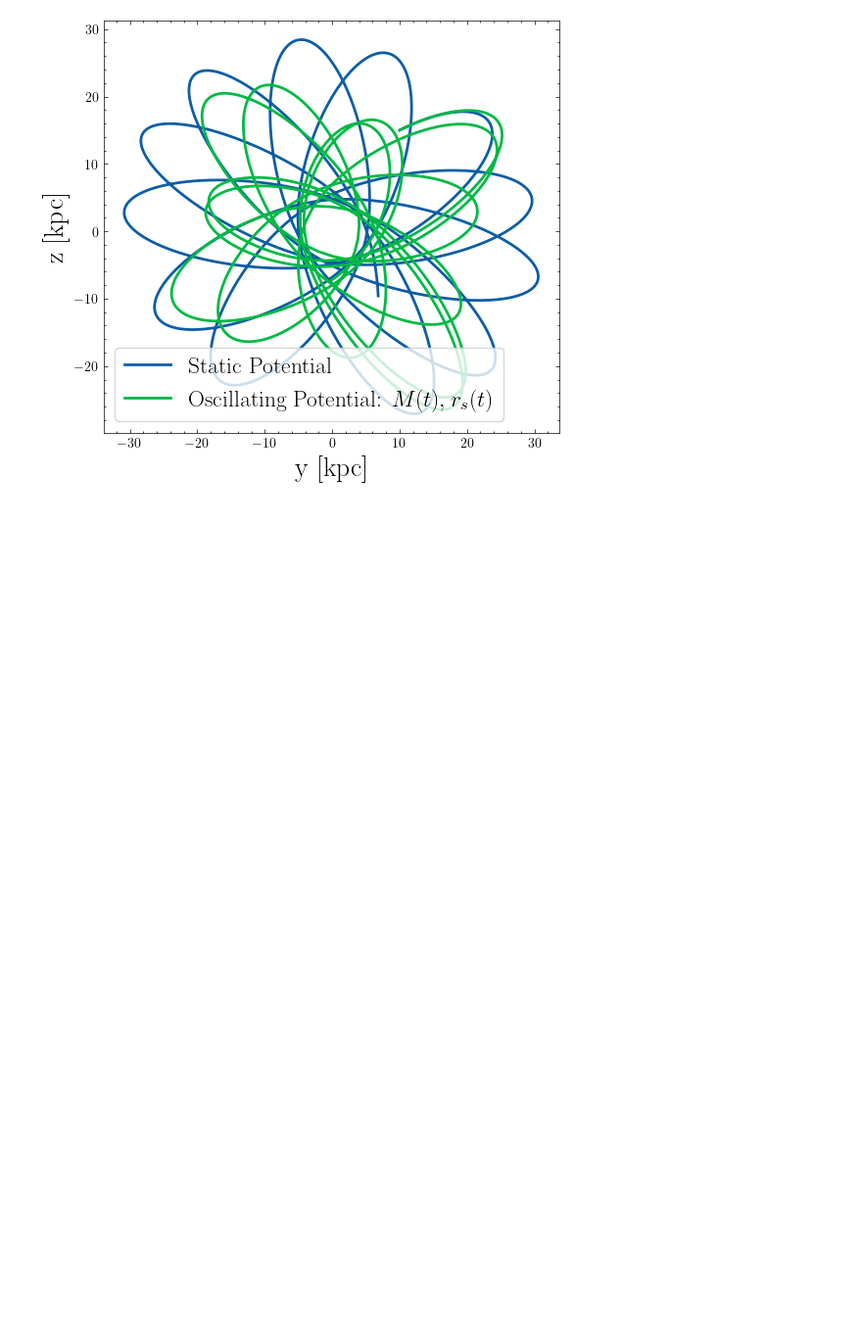
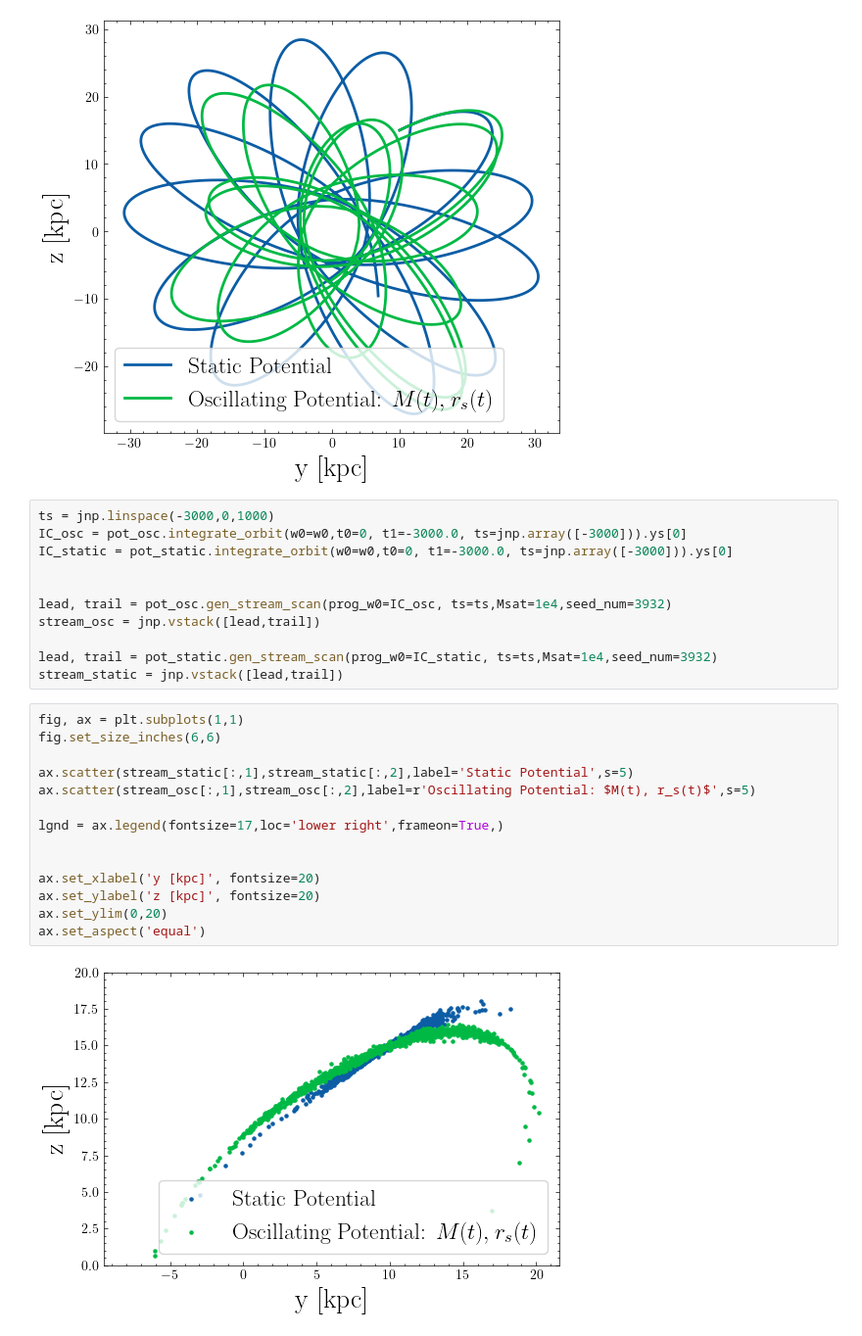
Before and after one commit to jnibauer/streamsculptor, a Jupyter notebook: examples/custom_potential.ipynb, the cells around one changed output. Shown at 98% size. Cells and saved outputs as stored; diff of their text form; blank space fills up the shorter version.

Commit message:
add stream to custom potential example

```diff
--- a/examples/custom_potential.ipynb
+++ b/examples/custom_potential.ipynb
@@ -75,3 +74,30 @@ ax.set_ylabel('z [kpc]', fontsize=20)
 ax.set_aspect('equal')
 # %% [output]
 [figure]
+# %%
+ts = jnp.linspace(-3000,0,1000)
+IC_osc = pot_osc.integrate_orbit(w0=w0,t0=0, t1=-3000.0, ts=jnp.array([-3000])).ys[0]
+IC_static = pot_static.integrate_orbit(w0=w0,t0=0, t1=-3000.0, ts=jnp.array([-3000])).ys[0]
+
+
+lead, trail = pot_osc.gen_stream_scan(prog_w0=IC_osc, ts=ts,Msat=1e4,seed_num=3932)
+stream_osc = jnp.vstack([lead,trail])
+
+lead, trail = pot_static.gen_stream_scan(prog_w0=IC_static, ts=ts,Msat=1e4,seed_num=3932)
+stream_static = jnp.vstack([lead,trail])
+# %%
+fig, ax = plt.subplots(1,1)
+fig.set_size_inches(6,6)
+
+ax.scatter(stream_static[:,1],stream_static[:,2],label='Static Potential',s=5)
+ax.scatter(stream_osc[:,1],stream_osc[:,2],label=r'Oscillating Potential: $M(t), r_s(t)$',s=5)
+
+lgnd = ax.legend(fontsize=17,loc='lower right',frameon=True,)
+
+
+ax.set_xlabel('y [kpc]', fontsize=20)
+ax.set_ylabel('z [kpc]', fontsize=20)
+ax.set_ylim(0,20)
+ax.set_aspect('equal')
+# %% [output]
+[figure, added]
```
Also changed, not shown: parts of 1 cell of this notebook.
